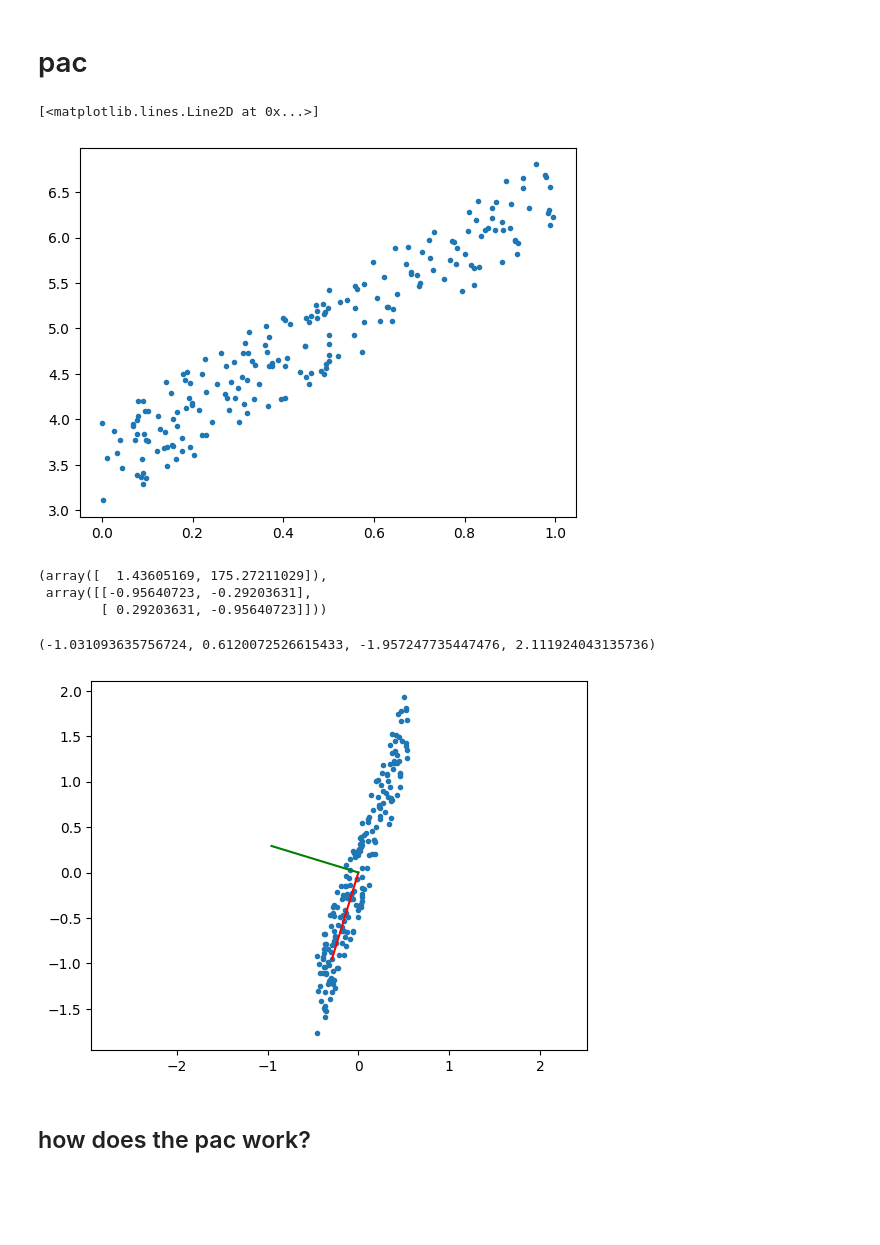
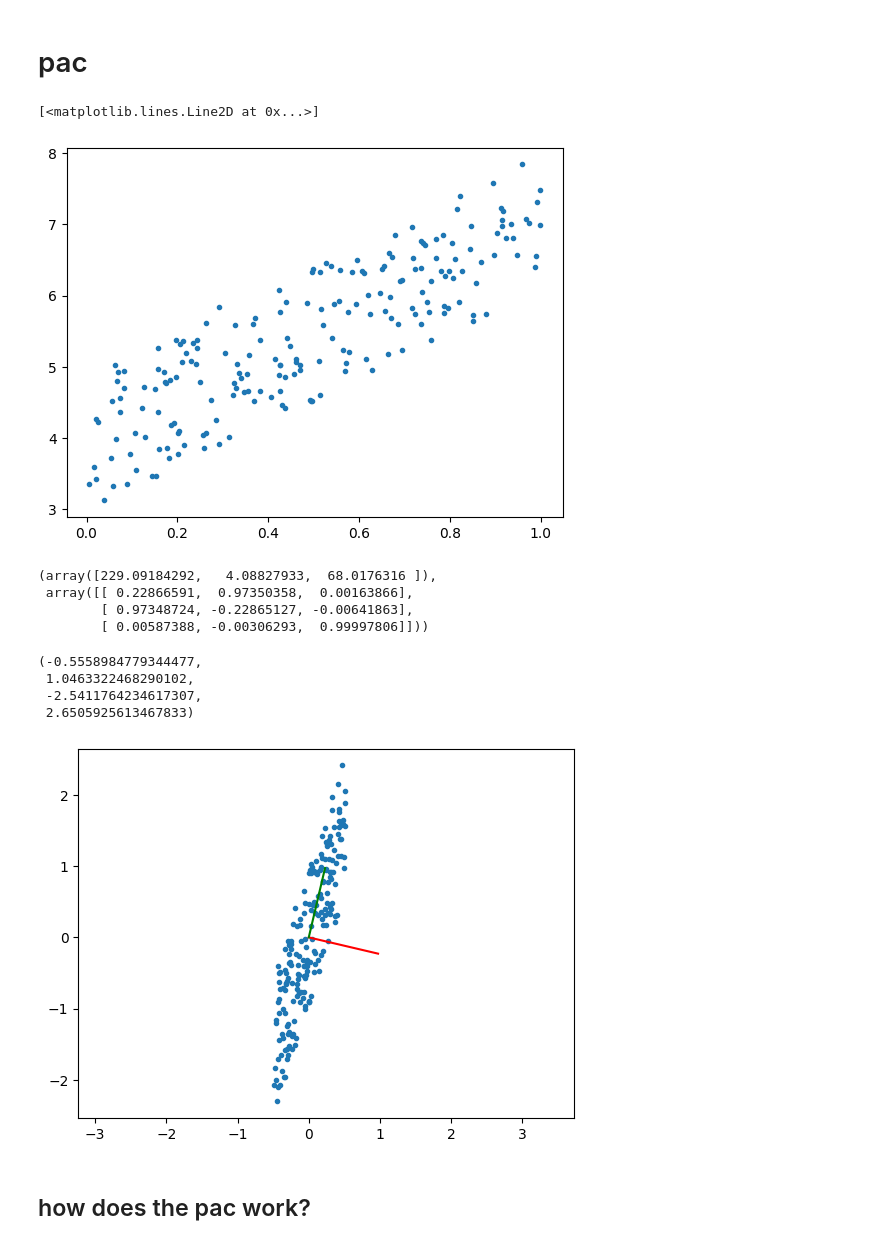
Before and after one commit to jackbullen/Math-248, a Jupyter notebook: Labs/Week 7/Lab-19-Oct-19.ipynb, the cells around one changed output. Saved outputs shown, nothing was run; the diff lists cells and outputs as text; code cells hidden in the pictures; blank space fills up the shorter version.

```diff
--- a/Labs/Week 7/Lab-19-Oct-19.ipynb
+++ b/Labs/Week 7/Lab-19-Oct-19.ipynb
@@ -4,14 +4,14 @@
 import numpy as np
 import matplotlib.pyplot as plt
 # %%
-X = np.random.rand(200, 2)
+X = np.random.rand(202, 3)
 
-X[:, 1] = X[:, 1] + ((3*X[:, 0]+2) + 1)
+X[:, 1] = 2*X[:, 1] + ((3*X[:, 0]+2) + 1)
 
 plt.plot(X[:, 0], X[:, 1], '.')
 # %% [output]
 [<matplotlib.lines.Line2D at 0x...>]
-[figure, old version]
+[figure, new version]
 # %%
 X[:, 0] = X[:, 0] - np.mean(X[:, 0])
 X[:, 1] = X[:, 1] - np.mean(X[:, 1])
@@ -20,9 +20,10 @@ vals, e = np.linalg.eig(X.T@X)
 
 vals, e
 # %% [output]
-(array([  1.43605169, 175.27211029]),
- array([[-0.95640723, -0.29203631],
-        [ 0.29203631, -0.95640723]]))
+(array([229.09184292,   4.08827933,  68.0176316 ]),
+ array([[ 0.22866591,  0.97350358,  0.00163866],
+        [ 0.97348724, -0.22865127, -0.00641863],
+        [ 0.00587388, -0.00306293,  0.99997806]]))
 # %%
 first_component = e[:, 1]
 second_component = e[:, 0]
@@ -32,5 +33,8 @@ plt.plot([0, first_component[0]], [0, first_component[1]], 'r')
 plt.plot([0, second_component[0]], [0, second_component[1]], 'g')
 plt.axis('equal')
 # %% [output]
-(-1.031093635756724, 0.6120072526615433, -1.957247735447476, 2.111924043135736)
+(-0.5558984779344477,
+ 1.0463322468290102,
+ -2.5411764234617307,
+ 2.6505925613467833)
-[figure, old version]
+[figure, new version]
```
Also changed, not shown: parts of 41 cells of this notebook, 3 other files.
